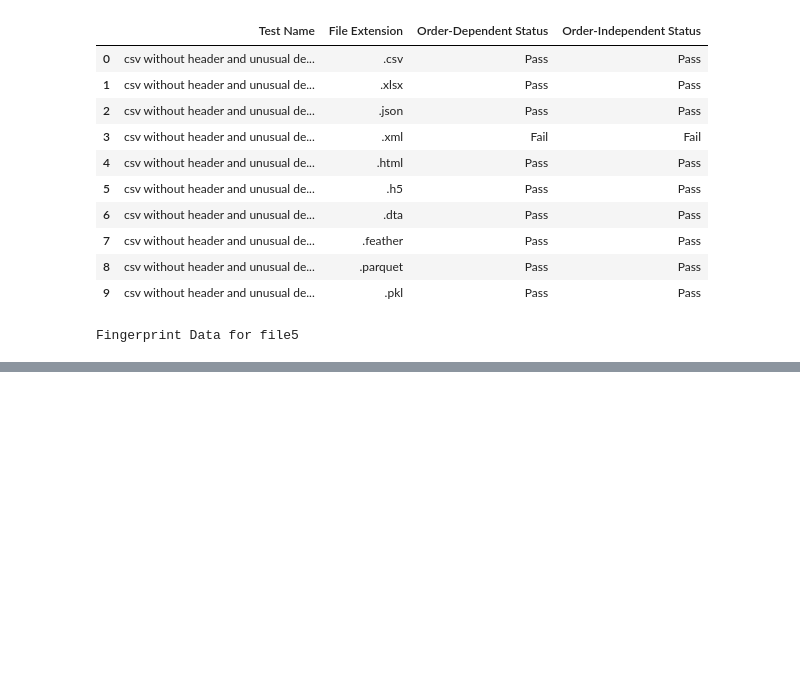
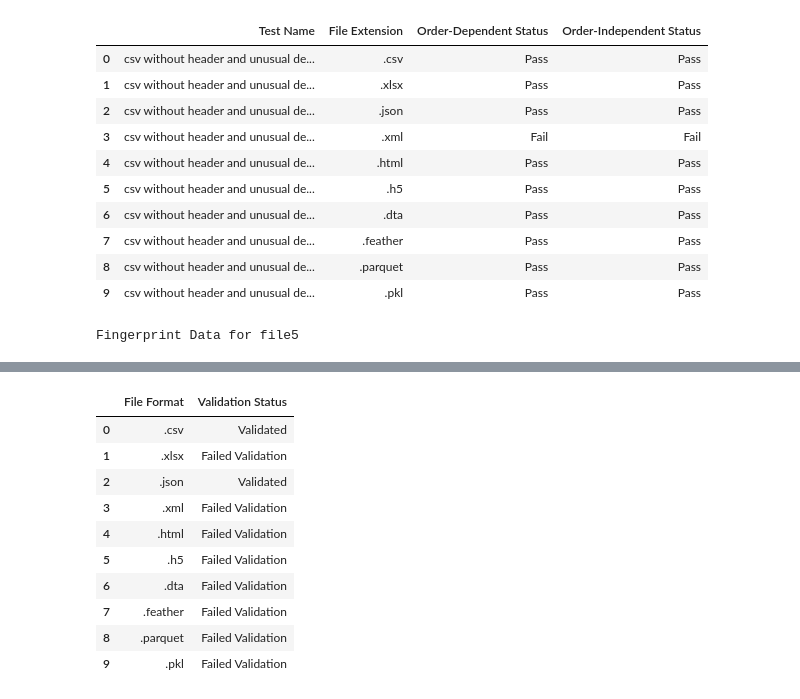
Before and after one commit to chriswilson2020/data_fingerprint, a Jupyter notebook: Fingerprint_validation.ipynb, the cells around one changed output, grey strips where cells are left out. Cells and saved outputs as stored; diff of their text form; code cells hidden in the pictures; blank space fills up the shorter version.

```diff
--- a/Fingerprint_validation.ipynb
+++ b/Fingerprint_validation.ipynb
@@ -163,0 +264,86 @@ Fingerprint Data for file5
+# %%
+import warnings
+import pandas as pd
+import os
+
+warnings.filterwarnings('ignore')
+
+# List of numbers (representing the tests)
+nums = [1, 2, 3, 4, 5]
+
+# Test names based on file number
+test_names = {
+    1: "Standard csv",
+    2: "European format csv",
+    3: "Mixed Formats csv",
+    4: "csv with missing Data",
+    5: "csv without header and unusual delimiter"
+}
+
+# Directory where the validation files are located
+file_directory = "validation_files/"
+
+# Function to extract the file extension
+def get_file_extension(file_path):
+    return os.path.splitext(file_path)[1]
+
+# List to collect validation statuses for each test and file type
+validation_data = {ext: [] for ext in ['.csv', '.xlsx', '.json', '.xml', '.html', '.h5', '.dta', '.feather', '.parquet', '.pkl']}
+
+# Loop through each test (number) and validate files
+for num in nums:
+    # Generate file paths for the current num in the specified directory
+    file_paths = [
+        os.path.join(file_directory, f"file{num}.csv"),
+        os.path.join(file_directory, f"file{num}.csvoutput.xlsx"),
+        os.path.join(file_directory, f"file{num}.csvoutput.json"),
+        os.path.join(file_directory, f"file{num}.csvoutput.xml"),
+        os.path.join(file_directory, f"file{num}.csvoutput.html"),
+        os.path.join(file_directory, f"file{num}.csvoutput.h5"),
+        os.path.join(file_directory, f"file{num}.csvoutput.dta"),
+        os.path.join(file_directory, f"file{num}.csvoutput.feather"),
+        os.path.join(file_directory, f"file{num}.csvoutput.parquet"),
+        os.path.join(file_directory, f"file{num}.csvoutput.pkl")
+    ]
+
+    # Variables to store the first entry of the .csv fingerprints
+    first_csv_dep_fingerprint = None
+    first_csv_indep_fingerprint = None
+
+    # Loop through each file and store validation results
+    for file_path in file_paths:
+        fingerprint_dep, fingerprint_indep = generate_fingerprints(file_path, data_fingerprint)
+
+        # If it's the .csv file, store its first entry fingerprints
+        if file_path.endswith(".csv"):
+            if first_csv_dep_fingerprint is None:
+                first_csv_dep_fingerprint = fingerprint_dep
+                first_csv_indep_fingerprint = fingerprint_indep
+
+        # Compare the current fingerprints with the first .csv file fingerprints
+        dep_status = "Pass" if fingerprint_dep == first_csv_dep_fingerprint else "Fail"
+        indep_status = "Pass" if fingerprint_indep == first_csv_indep_fingerprint else "Fail"
+
+        # Extract file extension for validation summary
+        file_extension = get_file_extension(file_path)
+
+        # Append 'Pass' or 'Fail' to the validation data for the current test
+        if dep_status == "Fail" or indep_status == "Fail":
+            validation_data[file_extension].append("Fail")
+        else:
+            validation_data[file_extension].append("Pass")
+
+# Now create the final summary table where a format is "Validated" only if all tests are "Pass"
+summary = []
+
+# Check each file format across all tests
+for file_format, results in validation_data.items():
+    status = "Validated" if all(result == "Pass" for result in results) else "Failed Validation"
+    summary.append({'File Format': file_format, 'Validation Status': status})
+
+# Convert the summary to a DataFrame
+df_summary = pd.DataFrame(summary)
+
+# Display the final simplified validation summary table
+display(df_summary)
+# %% [output]
@@ -163,0 +352,11 @@ Fingerprint Data for file5
+|  | File Format | Validation Status |
+| 0 | .csv | Validated |
+| 1 | .xlsx | Failed Validation |
+| 2 | .json | Validated |
+| 3 | .xml | Failed Validation |
+| 4 | .html | Failed Validation |
+| 5 | .h5 | Failed Validation |
+| 6 | .dta | Failed Validation |
+| 7 | .feather | Failed Validation |
+| 8 | .parquet | Failed Validation |
+| 9 | .pkl | Failed Validation |
```
Also changed, not shown: parts of 2 cells of this notebook.
